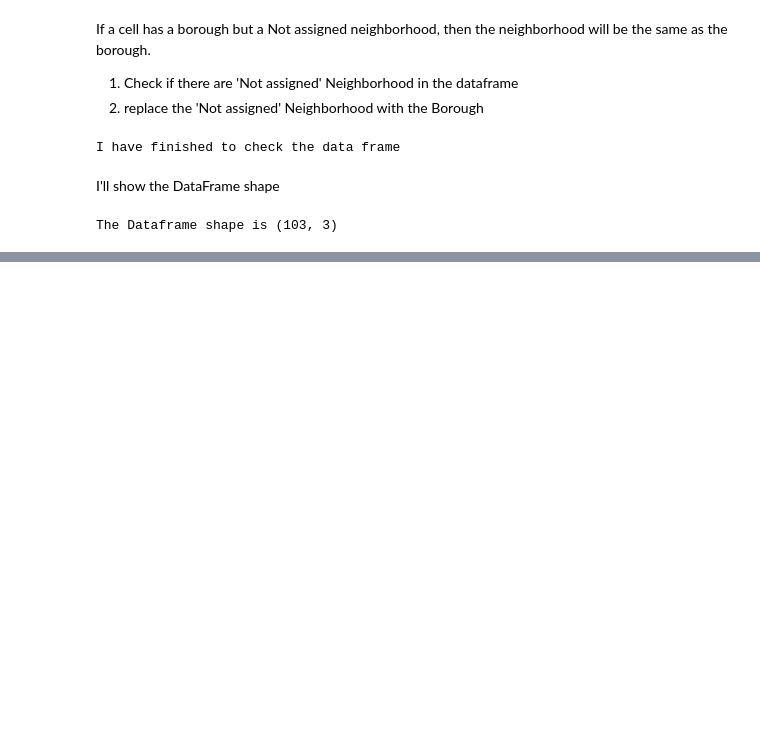
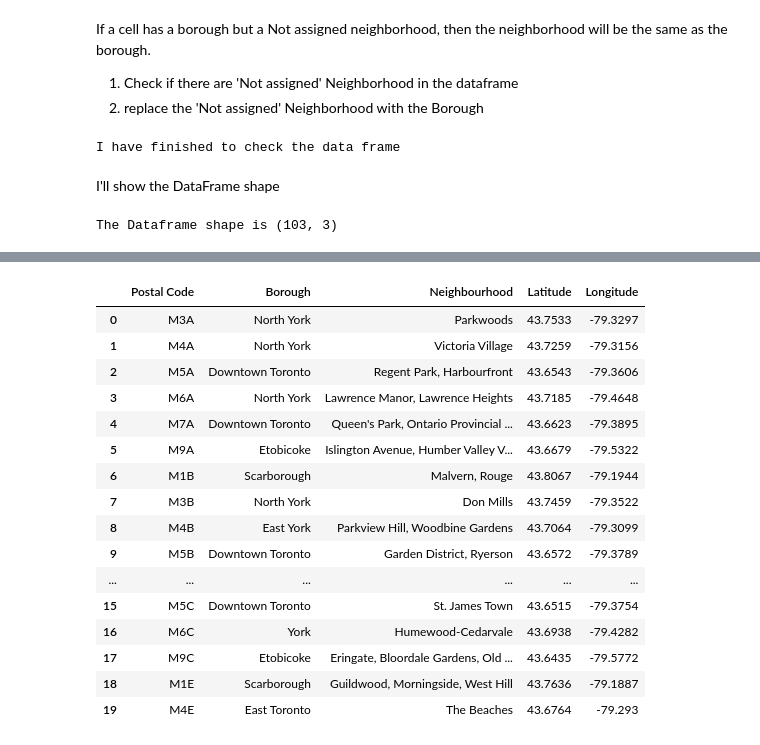
Before and after one commit to Tibetta/Coursera_Capstone, a Jupyter notebook: Toronto_postalCodes.ipynb, the cells around one changed output, grey strips where cells are left out. Saved outputs shown, nothing was run; the diff lists cells and outputs as text; code cells hidden in the pictures; blank space fills up the shorter version.

```diff
--- a/Toronto_postalCodes.ipynb
+++ b/Toronto_postalCodes.ipynb
@@ -101,0 +110,8 @@ The Dataframe shape is (103, 3)
+# %%
+#address = 'Toronto,Ontario'
+api_key = 'AIzaSyAJifnFKIaLhjWQijonK2SjYVcDuICcCPw'
+#url = "https://maps.googleapis.com/maps/api/geocode/json?address={}&key={}".format(address, api_key)
+#results = requests.get(url).json()
+#results
+#location = results[0]['geometry']['location']
+#location['lat'], location['lng']
@@ -101,0 +122,9 @@ The Dataframe shape is (103, 3)
+# %%
+Coords = None
+#print(postal_code)
+index = 0
+latitude = None
+longitude = None
+df_set['Latitude'] = latitude
+df_set['Longitude'] = longitude
+df_set.head()
@@ -101,0 +140,17 @@ The Dataframe shape is (103, 3)
+# %%
+for index in range(len(df_set)):
+    Coords =None
+    print(index, len(df_set))
+    while(Coords is None):
+        postal_code = df_set.loc[index,'Postal Code']
+        print(postal_code)
+        geo = geocoder.google('{}, Toronto, Ontario'.format(postal_code), key= api_key)
+        Coords = geo.latlng
+        latitude = Coords[0]
+        longitude = Coords[1]
+        df_set.loc[index, 'Latitude'] = latitude
+        df_set.loc[index, 'Longitude'] = longitude
+        print(Coords)
+
+    index = index+1
+    #print('Go to the next one')
@@ -101,0 +175,20 @@ The Dataframe shape is (103, 3)
+# %%
+df_set.head(20)
+# %% [output]
+|  | Postal Code | Borough | Neighbourhood | Latitude | Longitude |
+| 0 | M3A | North York | Parkwoods | 43.7533 | -79.3297 |
+| 1 | M4A | North York | Victoria Village | 43.7259 | -79.3156 |
+| 2 | M5A | Downtown Toronto | Regent Park, Harbourfront | 43.6543 | -79.3606 |
+| 3 | M6A | North York | Lawrence Manor, Lawrence Heights | 43.7185 | -79.4648 |
+| 4 | M7A | Downtown Toronto | Queen's Park, Ontario Provincial ... | 43.6623 | -79.3895 |
+| 5 | M9A | Etobicoke | Islington Avenue, Humber Valley V... | 43.6679 | -79.5322 |
+| 6 | M1B | Scarborough | Malvern, Rouge | 43.8067 | -79.1944 |
+| 7 | M3B | North York | Don Mills | 43.7459 | -79.3522 |
+| 8 | M4B | East York | Parkview Hill, Woodbine Gardens | 43.7064 | -79.3099 |
+| 9 | M5B | Downtown Toronto | Garden District, Ryerson | 43.6572 | -79.3789 |
+| ... | ... | ... | ... | ... | ... |
+| 15 | M5C | Downtown Toronto | St. James Town | 43.6515 | -79.3754 |
+| 16 | M6C | York | Humewood-Cedarvale | 43.6938 | -79.4282 |
+| 17 | M9C | Etobicoke | Eringate, Bloordale Gardens, Old ... | 43.6435 | -79.5772 |
+| 18 | M1E | Scarborough | Guildwood, Morningside, West Hill | 43.7636 | -79.1887 |
+| 19 | M4E | East Toronto | The Beaches | 43.6764 | -79.293 |
```
Also changed, not shown: parts of 7 cells of this notebook.
